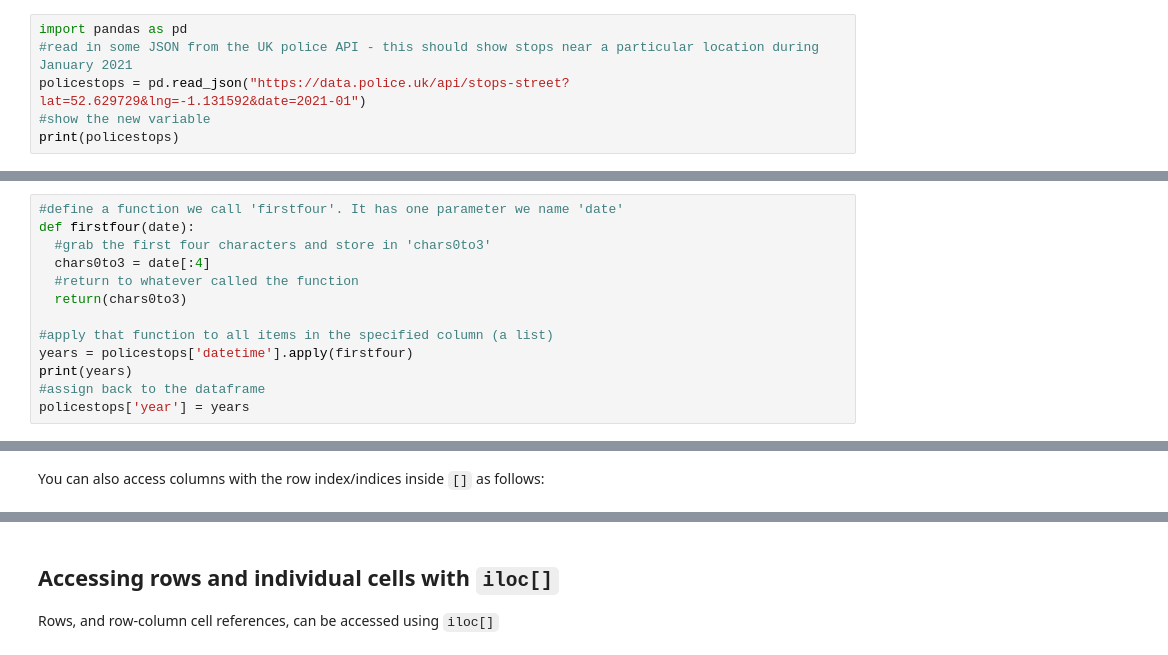
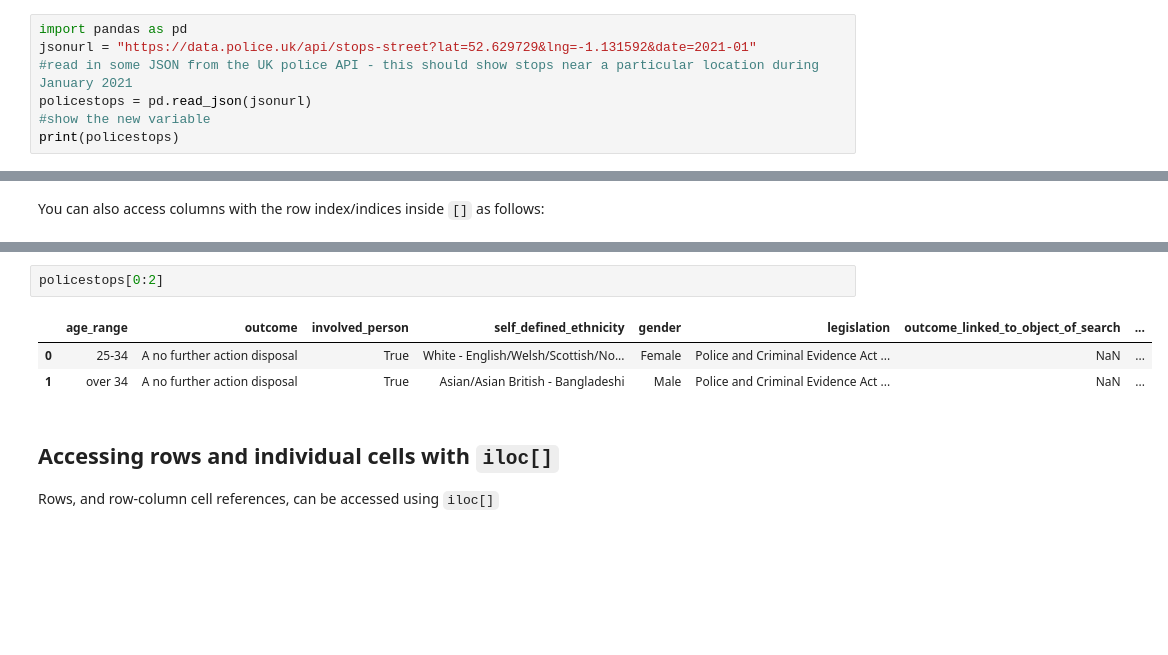
Before and after one commit to paulbradshaw/python5sessions, a Jupyter notebook: SESSION2/pandas02explore.ipynb, the cells around one changed output, grey strips where cells are left out. Saved outputs shown, nothing was run; the diff lists cells and outputs as text; blank space fills up the shorter version.

```diff
--- a/SESSION2/pandas02explore.ipynb
+++ b/SESSION2/pandas02explore.ipynb
@@ -6,8 +6,9 @@ This notebook details how to use the Python library `pandas` to explore data onc
 Note that when reading data using `pandas`, the results are stored in a **dataframe** which can be used for further analysis.
 # %%
 import pandas as pd
+jsonurl = "https://data.police.uk/api/stops-street?lat=52.629729&lng=-1.131592&date=2021-01"
 #read in some JSON from the UK police API - this should show stops near a particular location during January 2021
-policestops = pd.read_json("https://data.police.uk/api/stops-street?lat=52.629729&lng=-1.131592&date=2021-01")
+policestops = pd.read_json(jsonurl)
 #show the new variable
 print(policestops)
 # %% [output]
@@ -140,13 +140,0 @@ This might be useful if you want to do something with the column which requires
-# %%
-#define a function we call 'firstfour'. It has one parameter we name 'date'
-def firstfour(date):
-  #grab the first four characters and store in 'chars0to3'
-  chars0to3 = date[:4]
-  #return to whatever called the function
-  return(chars0to3)
-
-#apply that function to all items in the specified column (a list)
-years = policestops['datetime'].apply(firstfour)
-print(years)
-#assign back to the dataframe
-policestops['year'] = years
@@ -251,3 +219,9 @@ policestops[5:8]
+# %%
+policestops[0:2]
+# %% [output]
+|  | age_range | outcome | involved_person | self_defined_ethnicity | gender | legislation | outcome_linked_to_object_of_search | ... |
+| 0 | 25-34 | A no further action disposal | True | White - English/Welsh/Scottish/No... | Female | Police and Criminal Evidence Act ... | NaN | ... |
+| 1 | over 34 | A no further action disposal | True | Asian/Asian British - Bangladeshi | Male | Police and Criminal Evidence Act ... | NaN | ... |
 # %% [markdown]
 ## Accessing rows and individual cells with `iloc[]`
 
```
Also changed, not shown: parts of 3 cells of this notebook.
